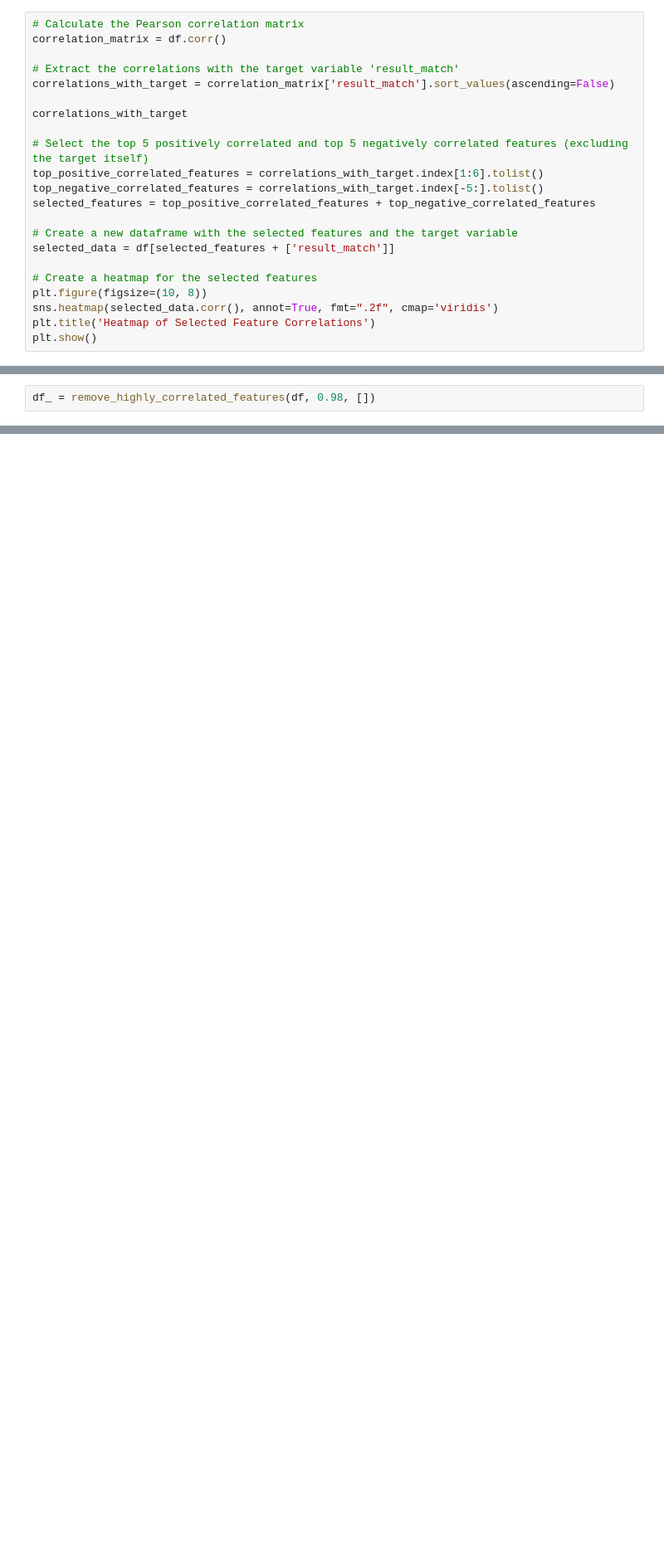
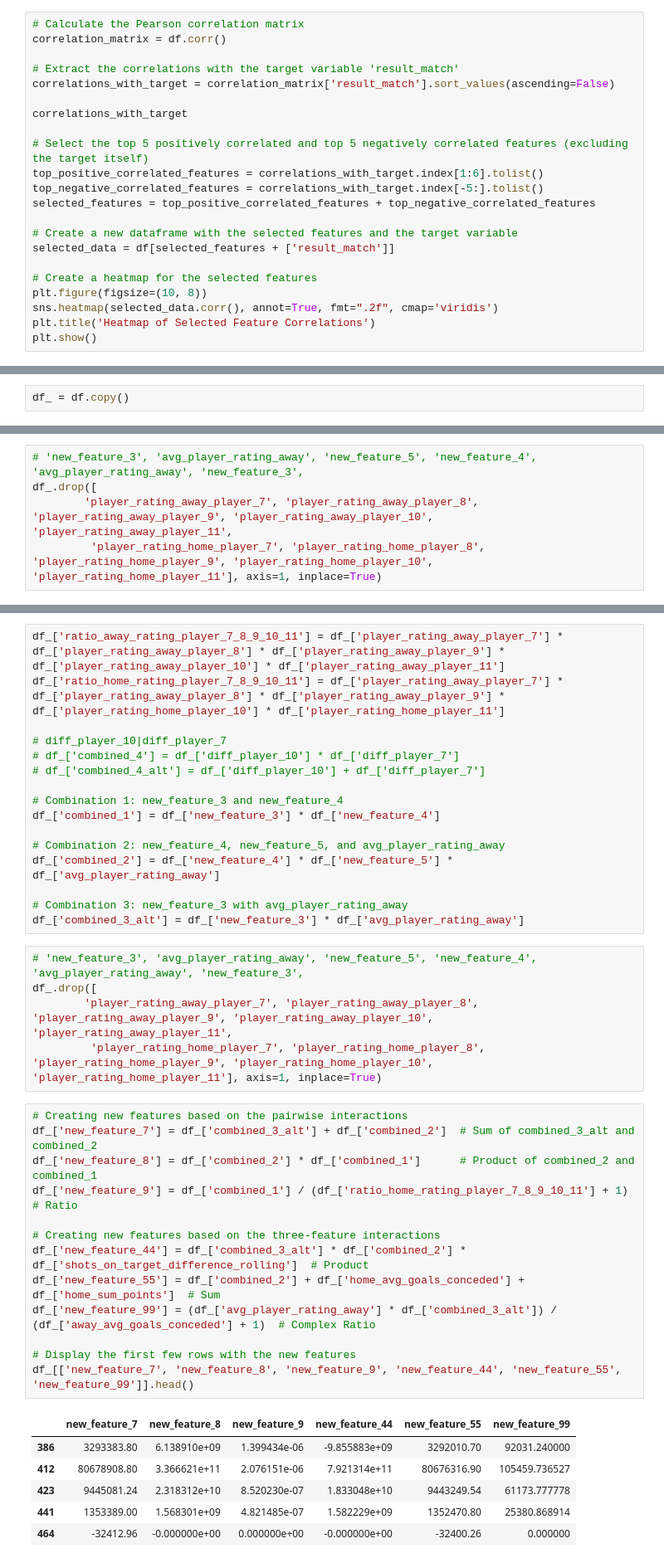
Before and after one commit to kamil0920/aws_football, a Jupyter notebook: pipelines/feature_engnering.ipynb, the cells around one changed output, grey strips where cells are left out. Shown: that part at 83% size. Drawn from its saved outputs; the diff is of its cells as text; blank space fills up the shorter version.

Commit message:
wip#6.3 feature engnering, create new features(looks for interaction from xgbfir) and test them

```diff
--- a/pipelines/feature_engnering.ipynb
+++ b/pipelines/feature_engnering.ipynb
@@ -301,2 +338,2 @@ print(df.shape)
 # %%
-df_ = remove_highly_correlated_features(df, 0.98, [])
+df_ = df.copy()
@@ -302,0 +375,5 @@ df_ = remove_highly_correlated_features(df, 0.98, [])
+# %%
+# 'new_feature_3', 'avg_player_rating_away', 'new_feature_5', 'new_feature_4', 'avg_player_rating_away', 'new_feature_3',
+df_.drop([
+        'player_rating_away_player_7', 'player_rating_away_player_8', 'player_rating_away_player_9', 'player_rating_away_player_10', 'player_rating_away_player_11',
+         'player_rating_home_player_7', 'player_rating_home_player_8', 'player_rating_home_player_9', 'player_rating_home_player_10', 'player_rating_home_player_11'], axis=1, inplace=True)
@@ -303,2 +393,43 @@ df_ = remove_highly_correlated_features(df, 0.98, [])
+# %%
+df_['ratio_away_rating_player_7_8_9_10_11'] = df_['player_rating_away_player_7'] * df_['player_rating_away_player_8'] * df_['player_rating_away_player_9'] * df_['player_rating_away_player_10'] * df_['player_rating_away_player_11']
+df_['ratio_home_rating_player_7_8_9_10_11'] = df_['player_rating_away_player_7'] * df_['player_rating_away_player_8'] * df_['player_rating_away_player_9'] * df_['player_rating_home_player_10'] * df_['player_rating_home_player_11']
+
+# diff_player_10|diff_player_7
+# df_['combined_4'] = df_['diff_player_10'] * df_['diff_player_7']
+# df_['combined_4_alt'] = df_['diff_player_10'] + df_['diff_player_7']
+
+# Combination 1: new_feature_3 and new_feature_4
+df_['combined_1'] = df_['new_feature_3'] * df_['new_feature_4']
+
+# Combination 2: new_feature_4, new_feature_5, and avg_player_rating_away
+df_['combined_2'] = df_['new_feature_4'] * df_['new_feature_5'] * df_['avg_player_rating_away']
+
+# Combination 3: new_feature_3 with avg_player_rating_away
+df_['combined_3_alt'] = df_['new_feature_3'] * df_['avg_player_rating_away']
+# %%
+# 'new_feature_3', 'avg_player_rating_away', 'new_feature_5', 'new_feature_4', 'avg_player_rating_away', 'new_feature_3',
+df_.drop([
+        'player_rating_away_player_7', 'player_rating_away_player_8', 'player_rating_away_player_9', 'player_rating_away_player_10', 'player_rating_away_player_11',
+         'player_rating_home_player_7', 'player_rating_home_player_8', 'player_rating_home_player_9', 'player_rating_home_player_10', 'player_rating_home_player_11'], axis=1, inplace=True)
+# %%
+# Creating new features based on the pairwise interactions
+df_['new_feature_7'] = df_['combined_3_alt'] + df_['combined_2']  # Sum of combined_3_alt and combined_2
+df_['new_feature_8'] = df_['combined_2'] * df_['combined_1']      # Product of combined_2 and combined_1
+df_['new_feature_9'] = df_['combined_1'] / (df_['ratio_home_rating_player_7_8_9_10_11'] + 1)  # Ratio
+
+# Creating new features based on the three-feature interactions
+df_['new_feature_44'] = df_['combined_3_alt'] * df_['combined_2'] * df_['shots_on_target_difference_rolling']  # Product
+df_['new_feature_55'] = df_['combined_2'] + df_['home_avg_goals_conceded'] + df_['home_sum_points']  # Sum
+df_['new_feature_99'] = (df_['avg_player_rating_away'] * df_['combined_3_alt']) / (df_['away_avg_goals_conceded'] + 1)  # Complex Ratio
+
+# Display the first few rows with the new features
+df_[['new_feature_7', 'new_feature_8', 'new_feature_9', 'new_feature_44', 'new_feature_55', 'new_feature_99']].head()
+# %% [output]
+|  | new_feature_7 | new_feature_8 | new_feature_9 | new_feature_44 | new_feature_55 | new_feature_99 |
+| 386 | 3293383.80 | 6.138910e+09 | 1.399434e-06 | -9.855883e+09 | 3292010.70 | 92031.240000 |
+| 412 | 80678908.80 | 3.366621e+11 | 2.076151e-06 | 7.921314e+11 | 80676316.90 | 105459.736527 |
+| 423 | 9445081.24 | 2.318312e+10 | 8.520230e-07 | 1.833048e+10 | 9443249.54 | 61173.777778 |
+| 441 | 1353389.00 | 1.568301e+09 | 4.821485e-07 | 1.582229e+09 | 1352470.80 | 25380.868914 |
+| 464 | -32412.96 | -0.000000e+00 | 0.000000e+00 | -0.000000e+00 | -32400.26 | 0.000000 |
 # %%
 df_.shape
```
Also changed, not shown: parts of 23 cells of this notebook, 2 other files.
